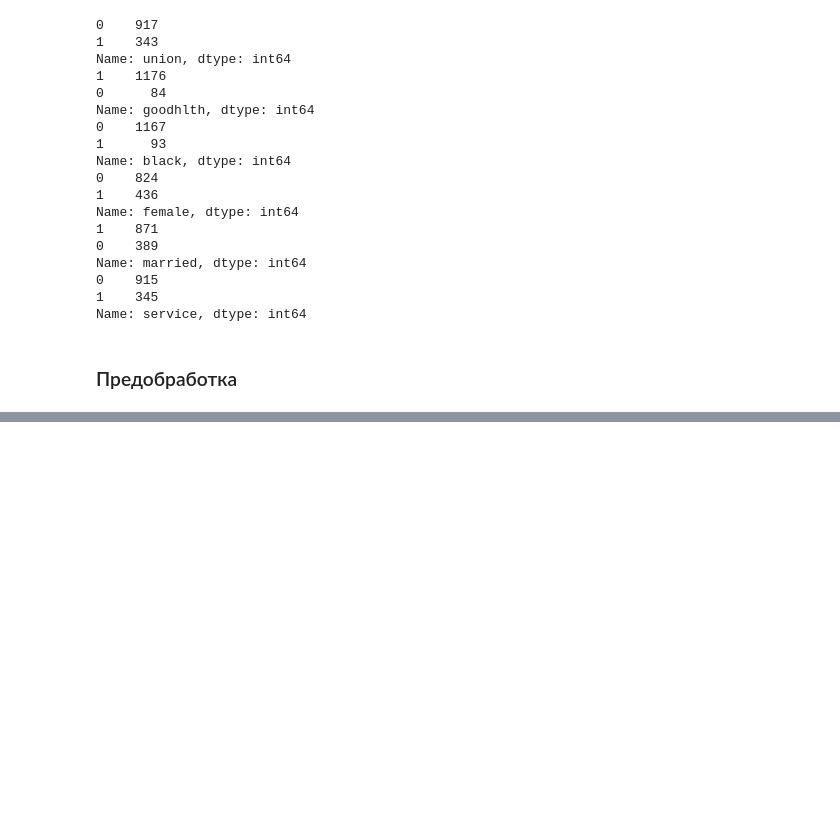
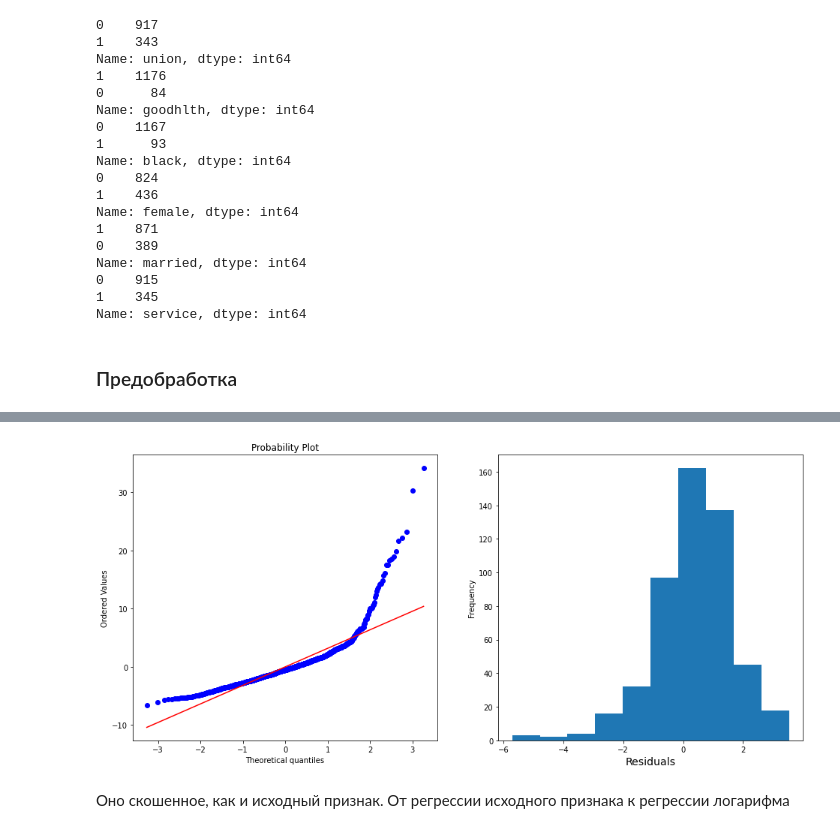
Before and after one commit to Eanhain/Yandex_MIPT_ML_Courses, a Jupyter notebook: info_4_course/notebook/week_3/stat.regression_my.ipynb, the cells around one changed output, grey strips where cells are left out. Drawn from its saved outputs; the diff is of its cells as text; code cells hidden in the pictures; blank space fills up the shorter version.

```diff
--- a/info_4_course/notebook/week_3/stat.regression_my.ipynb
+++ b/info_4_course/notebook/week_3/stat.regression_my.ipynb
@@ -79,0 +116,4 @@ plt.xlabel("Wage log", fontsize=14);
+# %%
+ml = smf.ols("wage ~ exper + union + goodhlth + black + female + married + service + educ + belowavg + aboveavg", data=data)
+fitted = ml.fit()
+print(fitted.summary())
@@ -79,0 +138,13 @@ plt.xlabel("Wage log", fontsize=14);
+# %%
+plt.figure(figsize(16, 7))
+plt.subplot(1, 2, 1)
+sc.stats.probplot(fitted.resid, dist="norm", plot=pylab)
+
+plt.subplot(1, 2, 2)
+np.log(fitted.resid).plot.hist()
+plt.xlabel("Residuals", fontsize=14)
+pylab.show();
+# %% [output]
+[figure, added]
+# %% [markdown]
+Оно скошенное, как и исходный признак. От регрессии исходного признака к регрессии логарифма
```
Also changed, not shown: parts of 33 cells of this notebook, 16 other files.
